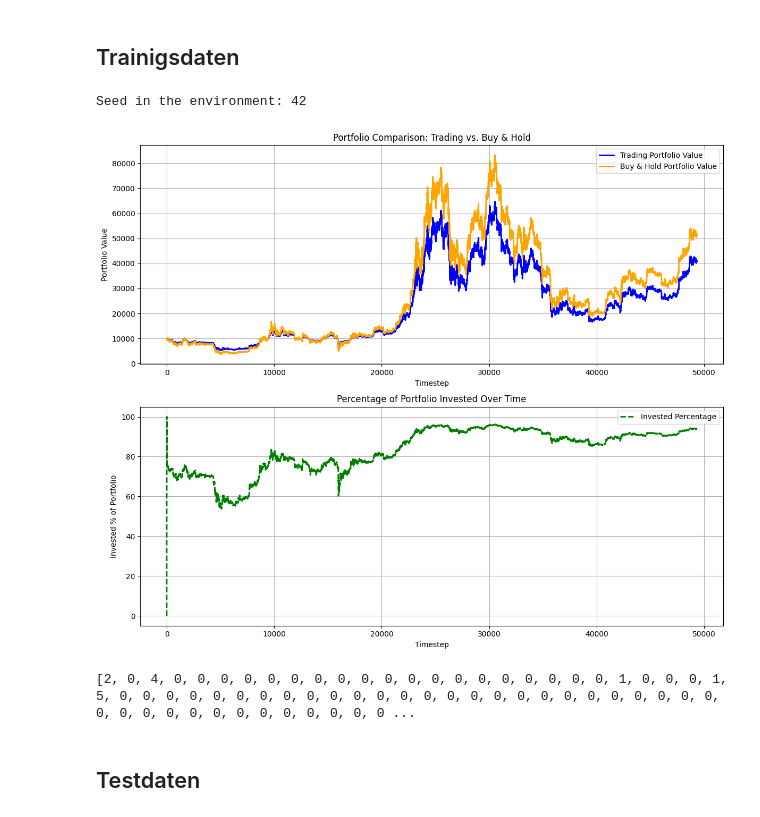
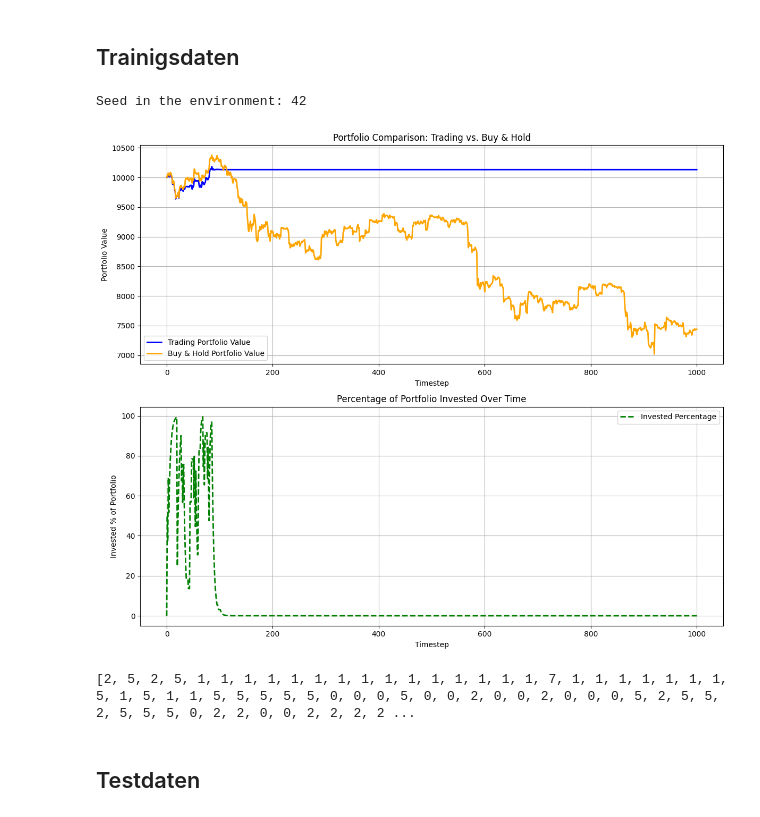
Before and after one commit to TrxtanF/Studienarbeit, a Jupyter notebook: Agents/PPO/PPO_Agent.ipynb, the cells around one changed output. Drawn from its saved outputs; the diff is of its cells as text; code cells hidden in the pictures.

```diff
--- a/Agents/PPO/PPO_Agent.ipynb
+++ b/Agents/PPO/PPO_Agent.ipynb
@@ -22,10 +90,10 @@ SEED: 42
 # -------------------------------
 # CSV Datem einlesen
 # -------------------------------
-train_data = pd.read_csv("../../Transform_data/stand_data/2023-2018_stand_data.csv")
+train_data = pd.read_csv("/home/dhbw/2023-2018_stand_data.csv")
 train_data.drop('datetime', axis=1, inplace=True)
 
-test_data = pd.read_csv("../../Transform_data/stand_data/2025-2024_stand_data.csv")
+test_data = pd.read_csv("/home/dhbw/2025-2024_stand_data.csv")
 test_data.drop('datetime', axis=1, inplace=True)
 
 if(train_data is not None and test_data is not None):
@@ -40,7 +108,7 @@ env = TradingEnv(
     data=train_data,
     initial_cash=10_000,
     window_size=336,
-    scaler_path="../../Transform_data/scaler.pkl",
+    scaler_path="/home/dhbw/scaler.pkl",
     default_seed=SEED
 )
 
@@ -58,6 +126,7 @@ model = PPO(
     env,
     verbose=1,
     seed=SEED,
+    device="cuda",
 #   tensorboard_log="./tensorboard_log/"
 )
 
@@ -68,7 +137,7 @@ checkpoint_callback = CheckpointCallback(save_freq=100, save_path='./logs/', nam
 # Training
 # -------------------------------
 model.learn(
-    total_timesteps=10000,
+    total_timesteps=100,
     #callback=checkpoint_callback,
     log_interval=1
 )
@@ -100,29 +163,30 @@ Seed in the environment: 42
 # %%
 # -------------------------------
 # Testlauf: Den trainierten Agenten in einer Episode ausführen
 # -------------------------------
 training_env = env
 
 obs, info = training_env.reset(seed=SEED)
 done = False
 
 # Liste der actionen
 action_list = []
 
-while not done:
+#while not done:
+for i in range(1000):
     # Bestimme die Aktion (deterministisch)
     action, _states = model.predict(obs, deterministic=True)
     action = int(action)  # oder: action = action.item()
     obs, reward, done, truncated, info = training_env.step(action)
     action_list.append(action)
 
 # Hier wird der Zustand gerendert (z.B. als Plot). Du kannst den Render-Modus anpassen.
 training_env.render(mode='human')
 print(action_list)
 # %% [output]
 Seed in the environment: 42
-[figure, old version]
+[figure, new version]
-[2, 0, 4, 0, 0, 0, 0, 0, 0, 0, 0, 0, 0, 0, 0, 0, 0, 0, 0, 0, 0, 0, 1, 0, 0, 0, 1, 5, 0, 0, 0, 0, 0, 0, 0, 0, 0, 0, 0, 0, 0, 0, 0, 0, 0, 0, 0, 0, 0, 0, 0, 0, 0, 0, 0, 0, 0, 0, 0, 0, 0, 0, 0, 0, 0, 0, 0 ...
+[2, 5, 2, 5, 1, 1, 1, 1, 1, 1, 1, 1, 1, 1, 1, 1, 1, 1, 1, 7, 1, 1, 1, 1, 1, 1, 1, 5, 1, 5, 1, 1, 5, 5, 5, 5, 5, 0, 0, 0, 5, 0, 0, 2, 0, 0, 2, 0, 0, 0, 5, 2, 5, 5, 2, 5, 5, 5, 0, 2, 2, 0, 0, 2, 2, 2, 2 ...
 # %% [markdown]
 ## Testdaten
 # %%
```
Also changed, not shown: parts of 11 cells of this notebook.
